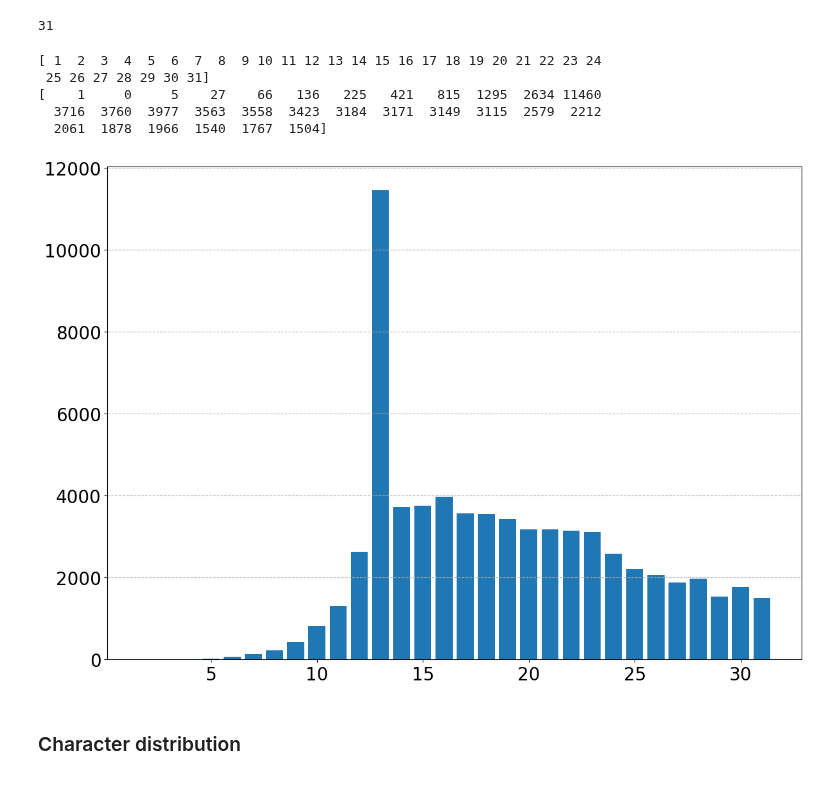
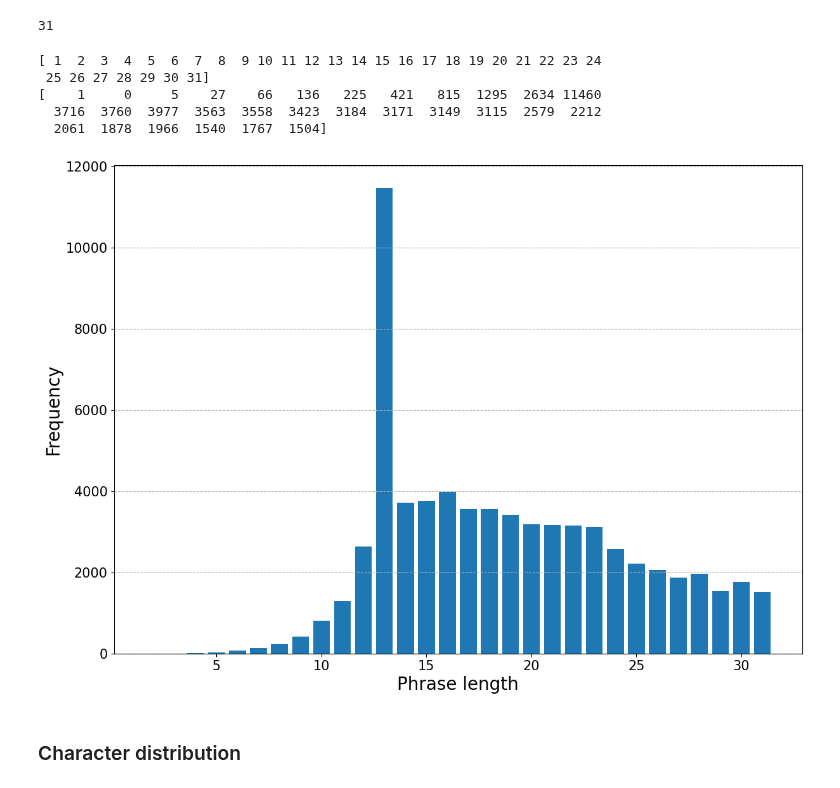
Before and after one commit to takayama-rado/trado_samples, a Jupyter notebook: colab_files/gafs_create_dataset.ipynb, the cells around one changed output. Cells and saved outputs as stored; diff of their text form; code cells hidden in the pictures.

```diff
--- a/colab_files/gafs_create_dataset.ipynb
+++ b/colab_files/gafs_create_dataset.ipynb
@@ -129,24 +129,26 @@ print(max_len)
 # %%
 lengths = np.array([len(p) for p in phrases])
 max_len = np.max(lengths)
 histo, borders = np.histogram(lengths, bins=np.arange(1, max_len+1))
 
 print(borders)
 print(histo)
 
 plt.figure(figsize=(14, 10))
 plt.bar(borders[:-1]+1, histo, align="center")
 plt.grid(axis="y", linestyle="--")
-plt.xticks(fontsize=20)
-plt.yticks(fontsize=20)
+plt.xticks(fontsize=15)
+plt.yticks(fontsize=15)
+plt.xlabel("Phrase length", fontsize=20)
+plt.ylabel("Frequency", fontsize=20)
 plt.show()
 # %% [output]
 [ 1  2  3  4  5  6  7  8  9 10 11 12 13 14 15 16 17 18 19 20 21 22 23 24
  25 26 27 28 29 30 31]
 [    1     0     5    27    66   136   225   421   815  1295  2634 11460
   3716  3760  3977  3563  3558  3423  3184  3171  3149  3115  2579  2212
   2061  1878  1966  1540  1767  1504]
-[figure, old version]
+[figure, new version]
 # %% [markdown]
 ### Character distribution
 # %%
```
Also changed, not shown: parts of 3 cells of this notebook.
